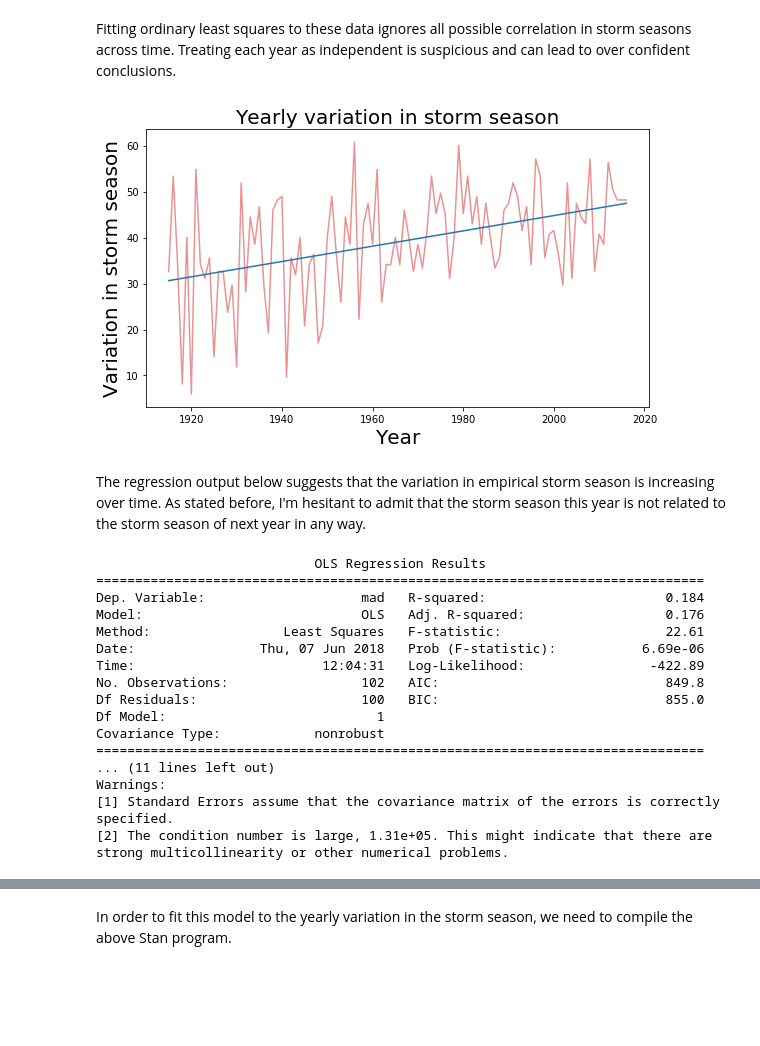
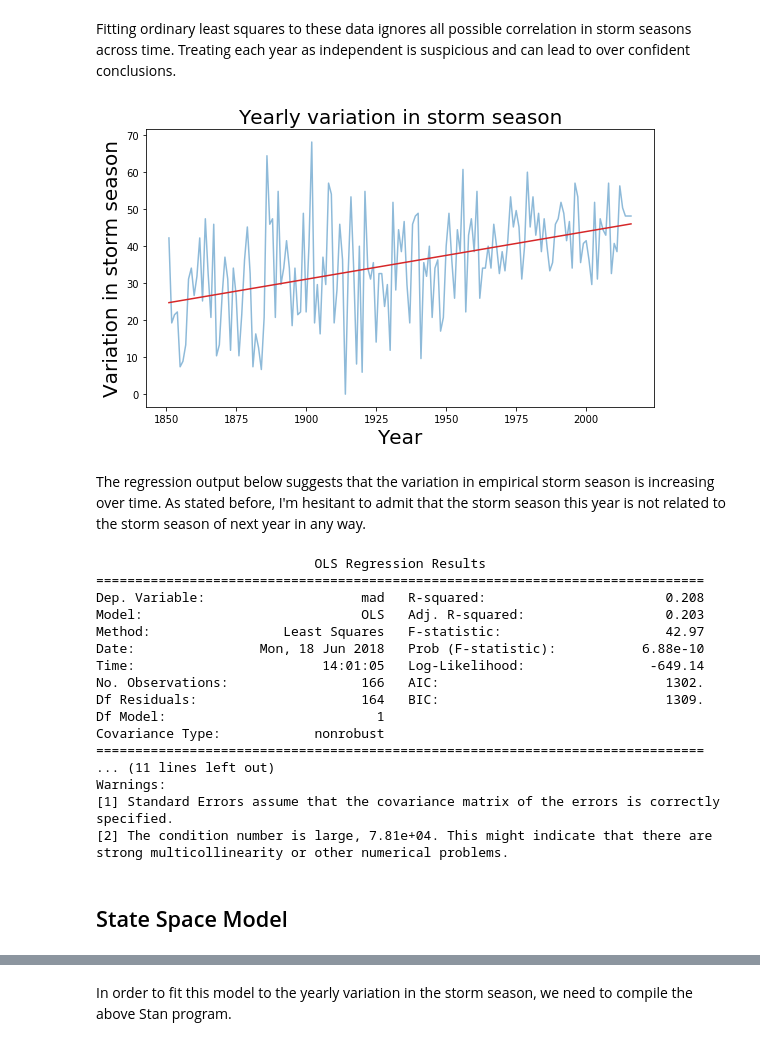
Before and after one commit to roualdes/stormevents, a Jupyter notebook: stormevents.ipynb, the cells around one changed output, grey strips where cells are left out. Saved outputs shown, nothing was run; the diff lists cells and outputs as text; code cells hidden in the pictures; blank space fills up the shorter version.

```diff
--- a/stormevents.ipynb
+++ b/stormevents.ipynb
@@ -26,10 +25,9 @@ To properly work with dates in Python, we convert dates, in the format YYYMMDD,
 # %%
 df['date'] = pd.to_datetime(df['date'], format='%Y%m%d')
 df.drop_duplicates('name', inplace=True) # don't double count storms
-df = df.loc[df.date > pd.to_datetime('1915'), :].copy() # do we really only want > 1915
 df['year'] = df.date.dt.year
-#df['day'] = df.date.dt.day
 df['cnum_dates'] = mdates.date2num([datetime.datetime(2018, d.month, d.day)
                          for _, d in df['date'].dropna().iteritems()])
 df['num_dates'] = mdates.date2num([datetime.datetime(d.year, d.month, d.day)
                          for _, d in df['date'].iteritems()])
+df.head()
@@ -122,16 +129,16 @@ Fitting ordinary least squares to these data ignores all possible correlation in
 # %%
 reg = sm.OLS(sdf['mad'], sm.tools.add_constant(sdf['year'])).fit()
 
 fig, ax = plt.subplots(1, 1, figsize=(8, 5))
 ax.cla()
-bp.curve(sdf['year'], sdf['mad'], color='tab:red', alpha=0.5)
-bp.line(sdf['year'], reg.fittedvalues)
+bp.curve(sdf['year'], sdf['mad'], alpha=0.5)
+bp.line(sdf['year'], reg.fittedvalues, color='tab:red')
 plt.xlabel('Year', fontsize=20)
 plt.ylabel('Variation in storm season', fontsize=20)
 plt.title('Yearly variation in storm season', fontsize=20)
 plt.tight_layout()
 # %% [output]
-[figure, old version]
+[figure, new version]
 # %% [markdown]
 The regression output below suggests that the variation in empirical storm season is increasing over time.  As stated before, I'm hesitant to admit that the storm season this year is not related to the storm season of next year in any way.
 # %%
@@ -139,21 +146,23 @@ print(reg.summary())
 # %% [output]
                             OLS Regression Results
 ==============================================================================
-Dep. Variable:                    mad   R-squared:                       0.184
-Model:                            OLS   Adj. R-squared:                  0.176
-Method:                 Least Squares   F-statistic:                     22.61
-Date:                Thu, 07 Jun 2018   Prob (F-statistic):           6.69e-06
-Time:                        12:04:31   Log-Likelihood:                -422.89
-No. Observations:                 102   AIC:                             849.8
-Df Residuals:                     100   BIC:                             855.0
+Dep. Variable:                    mad   R-squared:                       0.208
+Model:                            OLS   Adj. R-squared:                  0.203
+Method:                 Least Squares   F-statistic:                     42.97
+Date:                Mon, 18 Jun 2018   Prob (F-statistic):           6.88e-10
+Time:                        14:01:05   Log-Likelihood:                -649.14
+No. Observations:                 166   AIC:                             1302.
+Df Residuals:                     164   BIC:                             1309.
 Df Model:                           1
 Covariance Type:            nonrobust
 ==============================================================================
 ... (11 lines left out)
 Warnings:
 [1] Standard Errors assume that the covariance matrix of the errors is correctly specified.
-[2] The condition number is large, 1.31e+05. This might indicate that there are
+[2] The condition number is large, 7.81e+04. This might indicate that there are
 strong multicollinearity or other numerical problems.
+# %% [markdown]
+## State Space Model
 # %% [markdown]
 To better model these data, such that we do not strictly rule out a correlation of the storm seasons across time, we will fit a Bayesian structural time series model using [Stan](http://mc-stan.org/).  The model is local linear trend model
 
```
Also changed, not shown: parts of 62 cells of this notebook, 2 other files.
